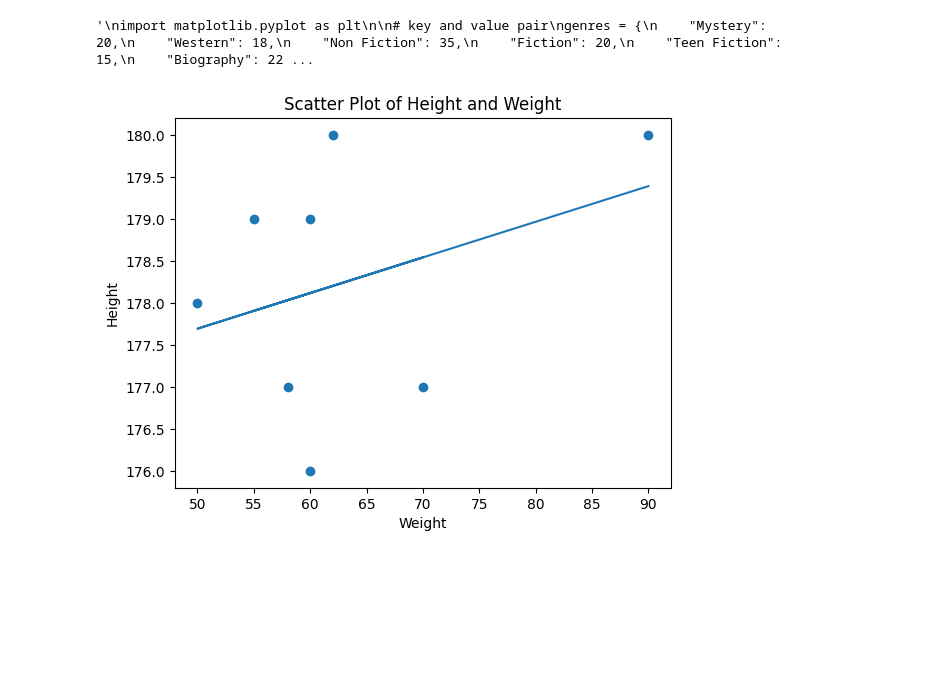
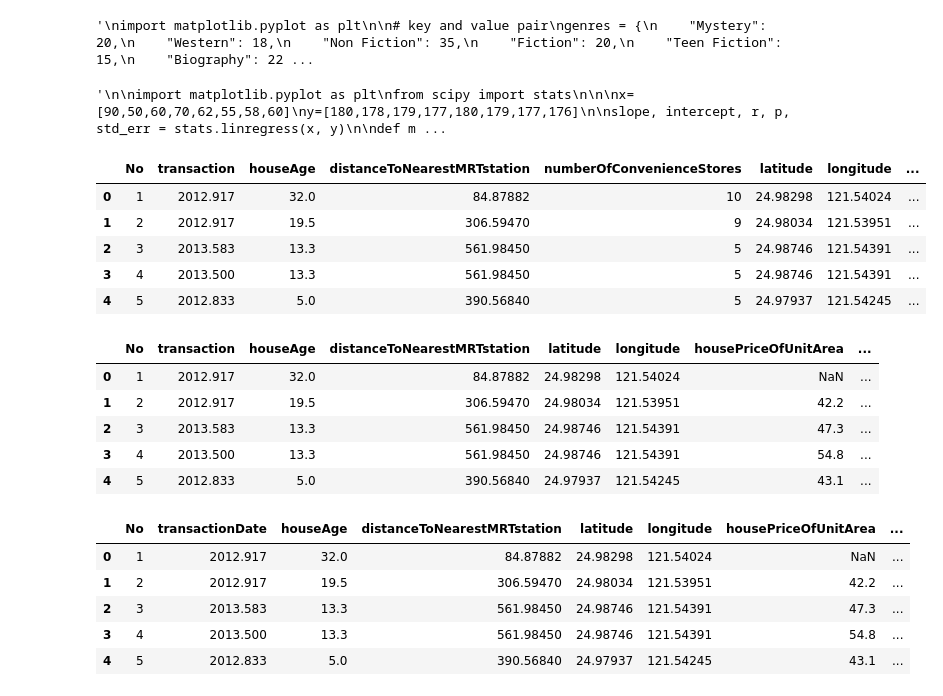
Before and after one commit to osmdwight/Data-Science, a Jupyter notebook: step348.ipynb, the cells around one changed output. Drawn from its saved outputs; the diff is of its cells as text; code cells hidden in the pictures; blank space fills up the shorter version.

```diff
--- a/step348.ipynb
+++ b/step348.ipynb
@@ -41,6 +41,8 @@ plt.show()
 # %% [output]
 '\nimport matplotlib.pyplot as plt\n\n# key and value pair\ngenres = {\n    "Mystery": 20,\n    "Western": 18,\n    "Non Fiction": 35,\n    "Fiction": 20,\n    "Teen Fiction": 15,\n    "Biography": 22 ...
 # %%
+"""
+
 import matplotlib.pyplot as plt
 from scipy import stats
 
@@ -61,5 +63,52 @@ plt.title("Scatter Plot of Height and Weight")
 plt.xlabel("Weight")
 plt.ylabel("Height")
 plt.show()
+
+
+"""
 # %% [output]
-[figure, removed]
+'\n\nimport matplotlib.pyplot as plt\nfrom scipy import stats\n\n\nx=[90,50,60,70,62,55,58,60]\ny=[180,178,179,177,180,179,177,176]\n\nslope, intercept, r, p, std_err = stats.linregress(x, y)\n\ndef m ...
+# %%
+import pandas as pd
+
+#importing the file  using pandas
+
+df=pd.read_csv("/content/Realestate.csv")
+df.head()
+# %% [output]
+|  | No | transaction | houseAge | distanceToNearestMRTstation | numberOfConvenienceStores | latitude | longitude | ... |
+| 0 | 1 | 2012.917 | 32.0 | 84.87882 | 10 | 24.98298 | 121.54024 | ... |
+| 1 | 2 | 2012.917 | 19.5 | 306.59470 | 9 | 24.98034 | 121.53951 | ... |
+| 2 | 3 | 2013.583 | 13.3 | 561.98450 | 5 | 24.98746 | 121.54391 | ... |
+| 3 | 4 | 2013.500 | 13.3 | 561.98450 | 5 | 24.98746 | 121.54391 | ... |
+| 4 | 5 | 2012.833 | 5.0 | 390.56840 | 5 | 24.97937 | 121.54245 | ... |
+# %%
+from sklearn.preprocessing import MinMaxScaler
+import numpy as np
+
+#normalizing using a built in function
+
+df['houseAgeStandardized'] = MinMaxScaler().fit_transform(np.array(df['houseAge']).reshape(-1,1))
+
+#dropping the column using .drop()
+df.drop(columns=['numberOfConvenienceStores'], inplace=True)
+
+
+df.head()
+# %% [output]
+|  | No | transaction | houseAge | distanceToNearestMRTstation | latitude | longitude | housePriceOfUnitArea | ... |
+| 0 | 1 | 2012.917 | 32.0 | 84.87882 | 24.98298 | 121.54024 | NaN | ... |
+| 1 | 2 | 2012.917 | 19.5 | 306.59470 | 24.98034 | 121.53951 | 42.2 | ... |
+| 2 | 3 | 2013.583 | 13.3 | 561.98450 | 24.98746 | 121.54391 | 47.3 | ... |
+| 3 | 4 | 2013.500 | 13.3 | 561.98450 | 24.98746 | 121.54391 | 54.8 | ... |
+| 4 | 5 | 2012.833 | 5.0 | 390.56840 | 24.97937 | 121.54245 | 43.1 | ... |
+# %%
+df=df.rename(columns={'transaction':'transactionDate'}) #renaming the column
+df.head()
+# %% [output]
+|  | No | transactionDate | houseAge | distanceToNearestMRTstation | latitude | longitude | housePriceOfUnitArea | ... |
+| 0 | 1 | 2012.917 | 32.0 | 84.87882 | 24.98298 | 121.54024 | NaN | ... |
+| 1 | 2 | 2012.917 | 19.5 | 306.59470 | 24.98034 | 121.53951 | 42.2 | ... |
+| 2 | 3 | 2013.583 | 13.3 | 561.98450 | 24.98746 | 121.54391 | 47.3 | ... |
+| 3 | 4 | 2013.500 | 13.3 | 561.98450 | 24.98746 | 121.54391 | 54.8 | ... |
+| 4 | 5 | 2012.833 | 5.0 | 390.56840 | 24.97937 | 121.54245 | 43.1 | ... |
```
Also changed, not shown: parts of 6 cells of this notebook.
